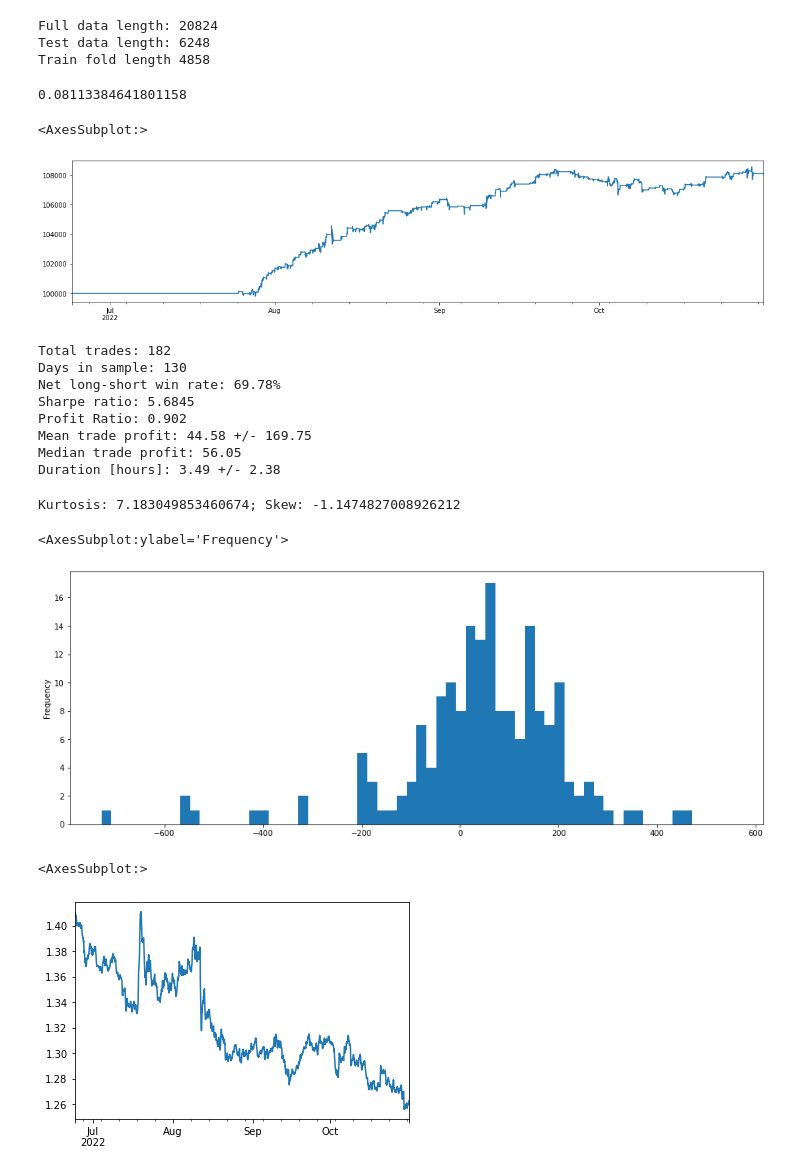
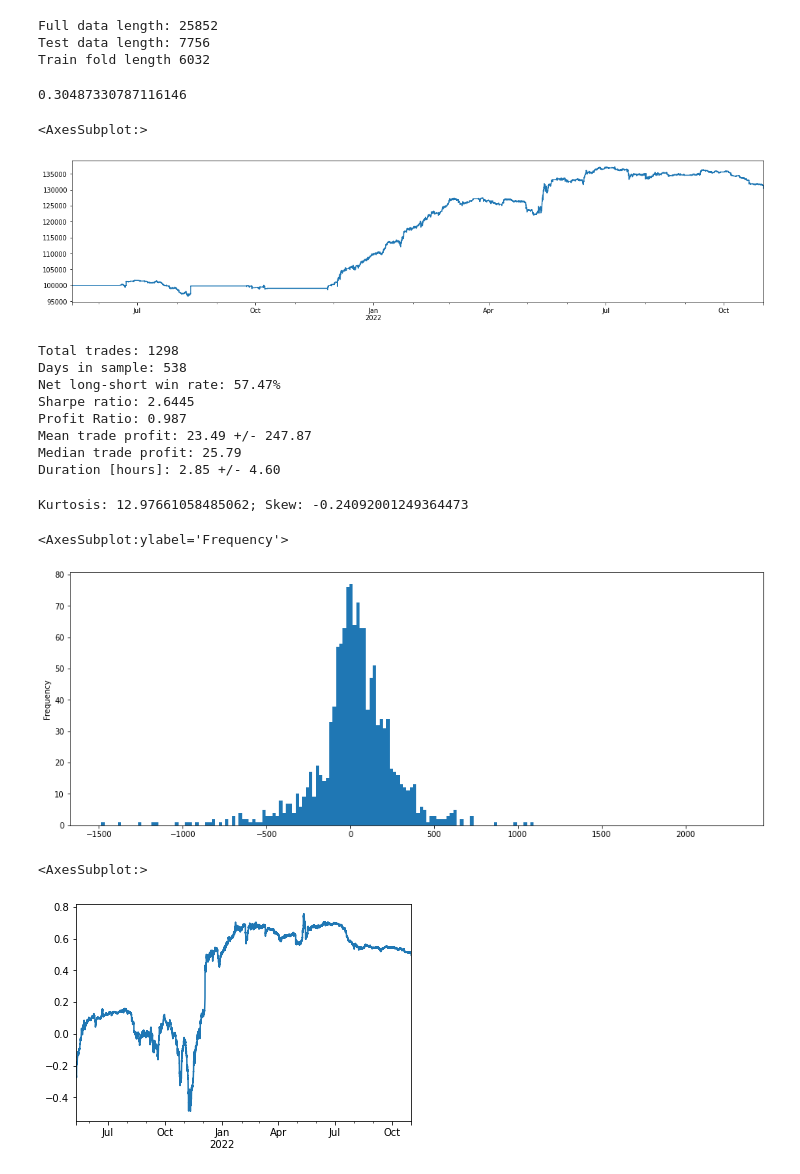
Before and after one commit to jaythequant/VBToptimizers, a Jupyter notebook: LQEreview.ipynb, the cells around one changed output. Drawn from its saved outputs; the diff is of its cells as text; code cells hidden in the pictures.

```diff
--- a/LQEreview.ipynb
+++ b/LQEreview.ipynb
@@ -22,7 +21,7 @@ FREQ = '30T'
 
 pipe = SQLPipe(SCHEMA, DATABASE, USER, PASS, FREQ)
 # %%
-assets = ['VRA-USDT', 'XPR-USDT']
+assets = ['VRA-USDT', 'KDA-USDT']
 slicer = -26000 # Slice off first few months of trading to reduce early volatility
 
 df = pipe.query_pairs_trading_backtest(assets)
@@ -38,13 +37,21 @@ train_opens, test_opens = train_test_split(opens, test_size=0.30, train_size=0.7
 train_closes, test_closes = train_test_split(closes, test_size=0.30, train_size=0.70, shuffle=False)
 close_folds = vbt_cv_sliding_constructor(train_closes, n_splits=n)
 open_folds = vbt_cv_sliding_constructor(train_opens, n_splits=n)
+seeds = []
+
+for idx in range(0, len(close_folds)):
+    if idx == 0:
+        seed_set = np.array([])
+    else:
+        seed_set = pd.concat(close_folds[:idx]).values
+    seeds.append(seed_set)
 
 print(f"Test data length: {test_opens.shape[0]}")
 print(f"Train fold length {close_folds[0].shape[0]}")
 # %% [output]
-Full data length: 20824
-Test data length: 6248
-Train fold length 4858
+Full data length: 25852
+Test data length: 7756
+Train fold length 6032
 # %%
 # VRA XPR 105 1.3 2.1 0.0 1e-7 9e-5 LOG 30MIN (SHARPE >5)
 # ONE VRA LOG 30MIN models work in CV folds, but not OOS; 1HOUR is better
@@ -53,19 +60,20 @@ Train fold length 4858
 # DOT XPR CUMLOG 755 4.9 -1.5 0.7 6e-5 1.4e-3: 2.2 Sharpe; High ret. Bears further review but had some skew to positive trades
 # DOT VRA 115 3.0 -1.4 0.0 8e-09 9e-07 CUMLOG <- high OOS sharpe, but shows recent degredation in performance. Consider minimal capital alloc deployment
 
-PERIOD = 105
-UPPER = 1.3
-LOWER = 2.1
-EXIT = 0.0
-DELTA = 1e-7
-VT = 9.e-5
-BURNIN = 1500
+PERIOD = 1695
+UPPER = 1.4
+LOWER = 1.1
+EXIT = 0.8
+DELTA = 6e-2
+VT = 9.e-1
+BURNIN = 0
 MODEL = 'log'
 HEDGE = 'beta'
 SLIPPAGE = 0.0010
 SIZE = 0.10
-CLOSES = test_closes
-OPENS = test_opens
+CLOSES = closes
+OPENS = opens
+SEED = seeds[n-1] # Max seed
 # %%
 pf = simulate_lqe_model(
     CLOSES, OPENS,
@@ -86,9 +95,9 @@ pf = simulate_lqe_model(
 print(pf.total_return())
 pf.value().plot(figsize=(19,4))
 # %% [output]
-0.08113384641801158
+0.30487330787116146
 <AxesSubplot:>
-[figure, old version]
+[figure, new version]
 # %%
 pnl = (pf.trades.records_readable.groupby('Entry Timestamp').sum().PnL.resample('D').sum())
 val = pf.value().resample('D').asfreq().fillna(pf.value())
@@ -117,20 +126,20 @@ print(f"Mean trade profit: {net_trades.PnL.mean():.2f} +/- {net_trades.PnL.std()
 print(f"Median trade profit: {net_trades.PnL.median():.2f}")
 print(f"Duration [hours]: {net_trades.duration.mean():.2f} +/- {net_trades.duration.std():.2f}")
 # %% [output]
-Total trades: 182
-Days in sample: 130
-Net long-short win rate: 69.78%
-Sharpe ratio: 5.6845
-Profit Ratio: 0.902
-Mean trade profit: 44.58 +/- 169.75
-Median trade profit: 56.05
-Duration [hours]: 3.49 +/- 2.38
+Total trades: 1298
+Days in sample: 538
+Net long-short win rate: 57.47%
+Sharpe ratio: 2.6445
+Profit Ratio: 0.987
+Mean trade profit: 23.49 +/- 247.87
+Median trade profit: 25.79
+Duration [hours]: 2.85 +/- 4.60
 # %%
 print(f'Kurtosis: {kurtosis(net_trades.PnL, fisher=False)}; Skew: {skew(net_trades.PnL)}')
 
 bins = np.arange(net_trades.PnL.min(), net_trades.PnL.max(), 20)
 net_trades.PnL.plot(kind="hist", figsize=(16,6), bins=bins)
 # %% [output]
-Kurtosis: 7.183049853460674; Skew: -1.1474827008926212
+Kurtosis: 12.97661058485062; Skew: -0.24092001249364473
 <AxesSubplot:ylabel='Frequency'>
-[figure, old version]
+[figure, new version]
@@ -156,37 +147,37 @@ train_test_thetas = kf_iter(close_folds)
 x, y = assets
 
 if MODEL == 'log':
-    data = np.log(CLOSES)
+    data = np.log(closes)
 elif MODEL == 'logret':
-    data = np.log1p(CLOSES.pct_change()).dropna()
+    data = np.log1p(closes.pct_change()).dropna()
 elif MODEL == 'cumlog':
-    data = np.log1p(CLOSES.pct_change()).cumsum().dropna()
+    data = np.log1p(closes.pct_change()).cumsum().dropna()
 
 results = kalmanfilter(data, DELTA, VT, export_df=False)
 resids = results[2]
 res = pd.DataFrame(results[0], index=data.index)
 res = res.rename(columns={0: "slope", 1: "intercept"})
 
 trade_df = pf.trades.records_readable.sort_values('Entry Timestamp')
 g = trade_df.groupby('Entry Timestamp')
 betas = []
 
 for idx, gr in g:
     sign = -1 if gr.Direction.nunique() == 1 else 1
     xv = gr[gr['Column'] == x]
     yv = gr[gr['Column'] == y]
     xval = xv['Size'] * xv['Avg Entry Price']
     yval = yv['Size'] * yv['Avg Entry Price']
     beta = (xval.values / yval.values) * sign
     betas.append(beta)
 
 betas = np.vstack(betas).flatten()
 ser = pd.Series(betas, index=trade_df['Entry Timestamp'].unique(), name='beta')
 
 res.slope.plot()
 # %% [output]
 <AxesSubplot:>
-[figure, old version]
+[figure, new version]
 # %%
 z = rolling_zscore_nb(resids, PERIOD)[PERIOD:]
 print(f'Kurtosis: {kurtosis(z, fisher=False)}; Skew: {skew(z)}')
```
Also changed, not shown: parts of 5 cells of this notebook, 6 other files.
